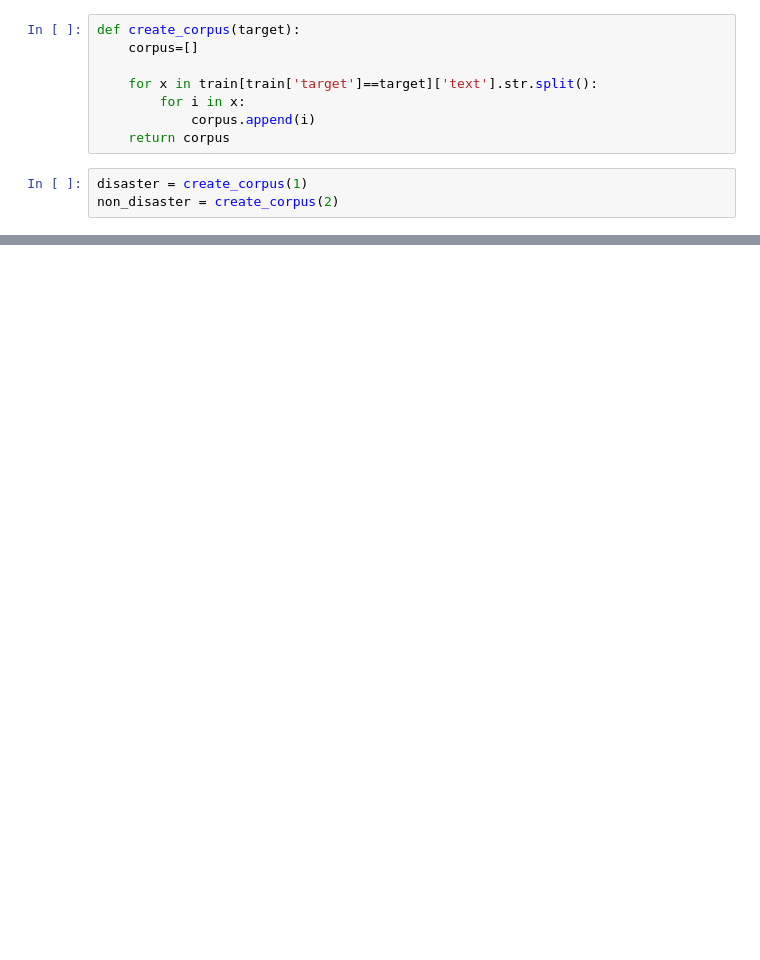
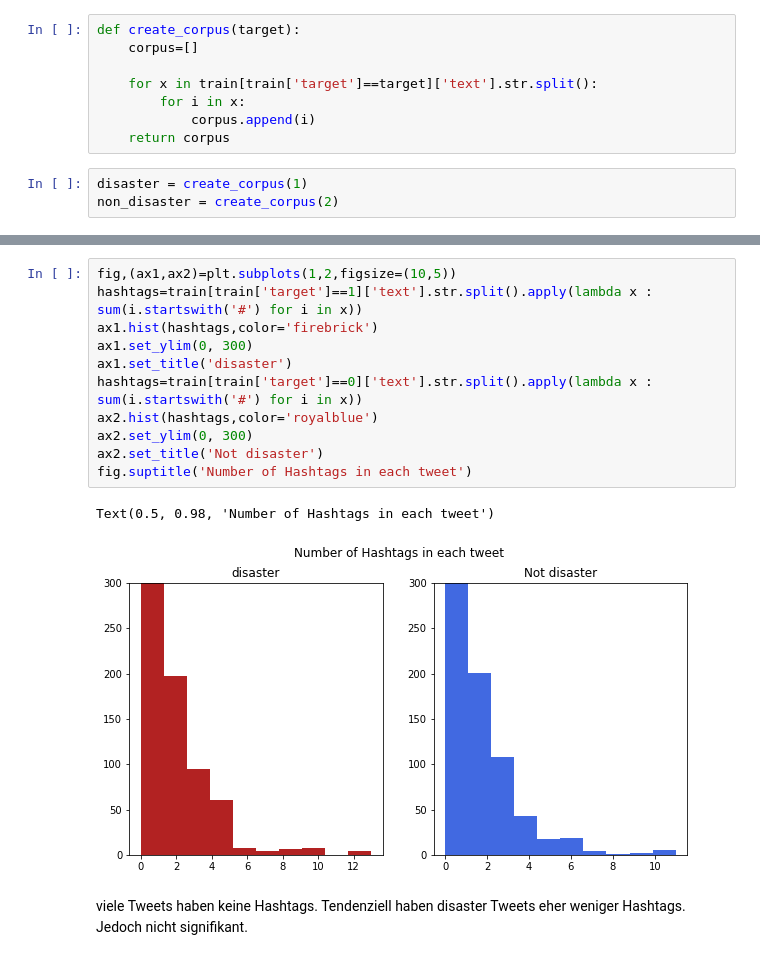
Before and after one commit to JonasZimmer1994/DataScienceProjekt, a Jupyter notebook: Data_Science_Projekt.ipynb, the cells around one changed output, grey strips where cells are left out. Drawn from its saved outputs; the diff is of its cells as text; blank space fills up the shorter version.

```diff
--- a/Data_Science_Projekt.ipynb
+++ b/Data_Science_Projekt.ipynb
@@ -117,0 +147,16 @@ non_disaster = create_corpus(2)
+# %%
+fig,(ax1,ax2)=plt.subplots(1,2,figsize=(10,5))
+hashtags=train[train['target']==1]['text'].str.split().apply(lambda x : sum(i.startswith('#') for i in x))
+ax1.hist(hashtags,color='firebrick')
+ax1.set_ylim(0, 300)
+ax1.set_title('disaster')
+hashtags=train[train['target']==0]['text'].str.split().apply(lambda x : sum(i.startswith('#') for i in x))
+ax2.hist(hashtags,color='royalblue')
+ax2.set_ylim(0, 300)
+ax2.set_title('Not disaster')
+fig.suptitle('Number of Hashtags in each tweet')
+# %% [output]
+Text(0.5, 0.98, 'Number of Hashtags in each tweet')
+[figure, added]
+# %% [markdown]
+viele Tweets haben keine Hashtags. Tendenziell haben disaster Tweets eher weniger Hashtags. Jedoch nicht signifikant.
```
Also changed, not shown: parts of 7 cells of this notebook.
